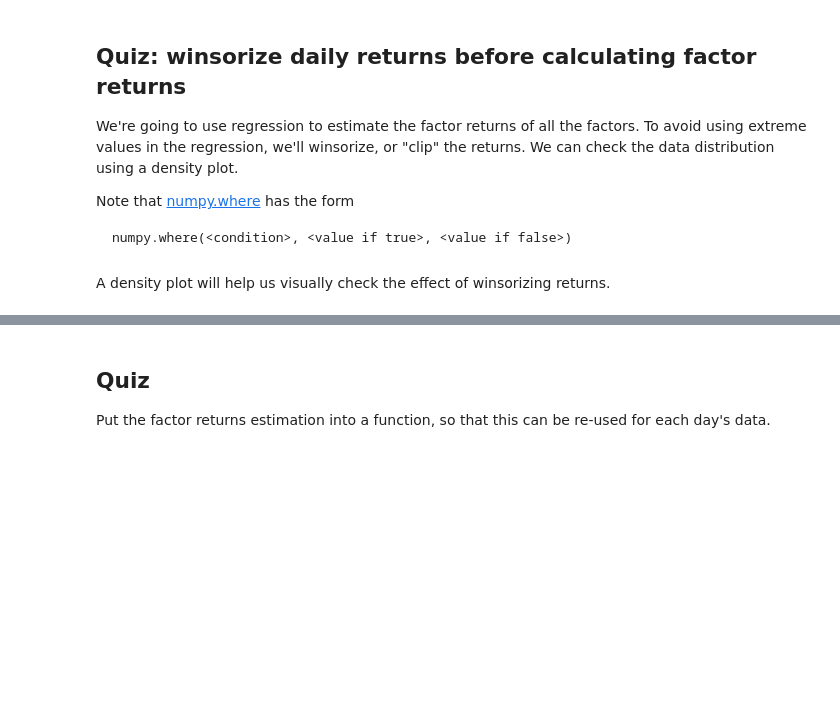
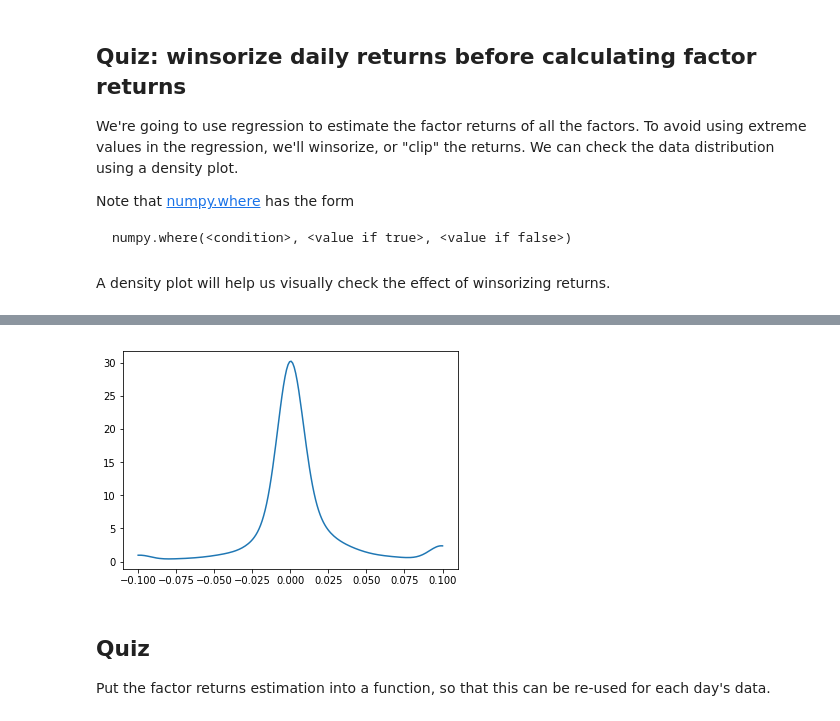
Before and after one commit to zetacheng/AI-for-Trading, a Jupyter notebook: II-26-1-optimization_with_tcosts.ipynb, the cells around one changed output, grey strips where cells are left out. Drawn from its saved outputs; the diff is of its cells as text; code cells hidden in the pictures; blank space fills up the shorter version.

```diff
--- a/II-26-1-optimization_with_tcosts.ipynb
+++ b/II-26-1-optimization_with_tcosts.ipynb
@@ -543,8 +537,8 @@ numpy.where(<condition>, <value if true>, <value if false>)
 # %%
 def wins(x,wins_lower,wins_upper):
     #TODO
-    clipped_upper = # ...
-    clipped_both = # ...
+    clipped_upper = np.where(x >= wins_upper, wins_upper, x)
+    clipped_both = np.where(clipped_upper <= wins_lower,wins_lower, clipped_upper)
     return clipped_both
 # %% [markdown]
 A density plot will help us visually check the effect of winsorizing returns.
@@ -563,7 +559,9 @@ density_plot(test['DlyReturn'])
 # %%
 # distribution after winsorizing
-test['DlyReturn_wins'] = wins(test['DlyReturn'],lower_bound=-0.1,upper_bound=0.1)
+test['DlyReturn_wins'] = wins(test['DlyReturn'],wins_lower=-0.1,wins_upper=0.1)
 density_plot(test['DlyReturn_wins'])
+# %% [output]
+[figure, added]
 # %% [markdown]
 ## Quiz
 
```
Also changed, not shown: parts of 76 cells of this notebook.
